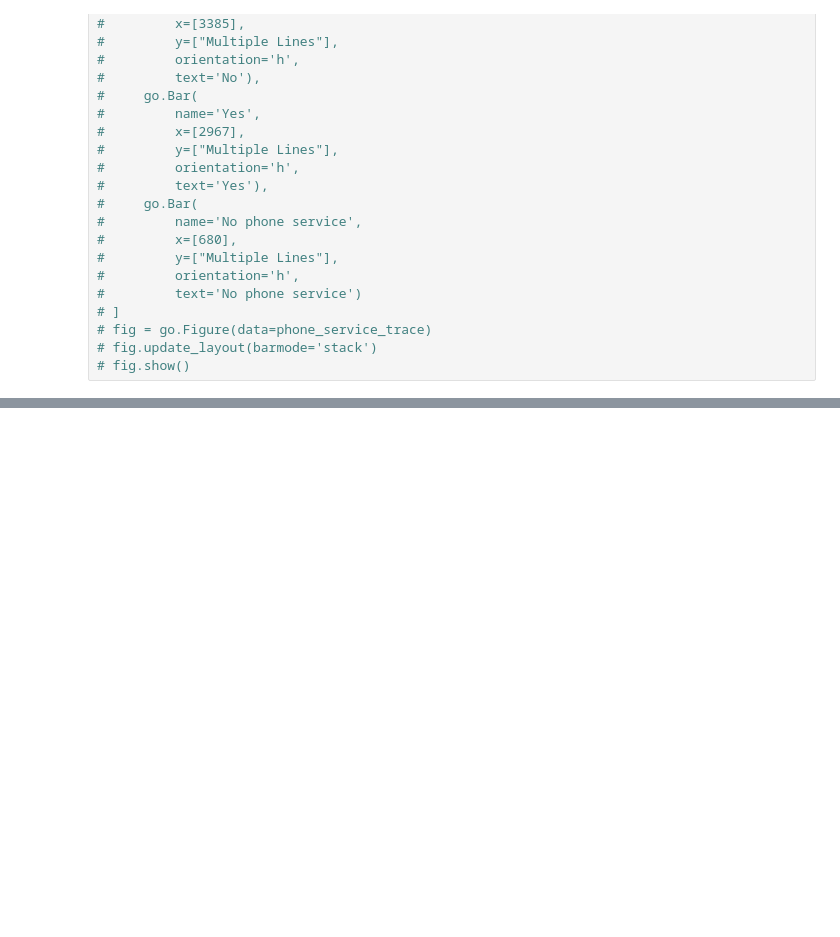
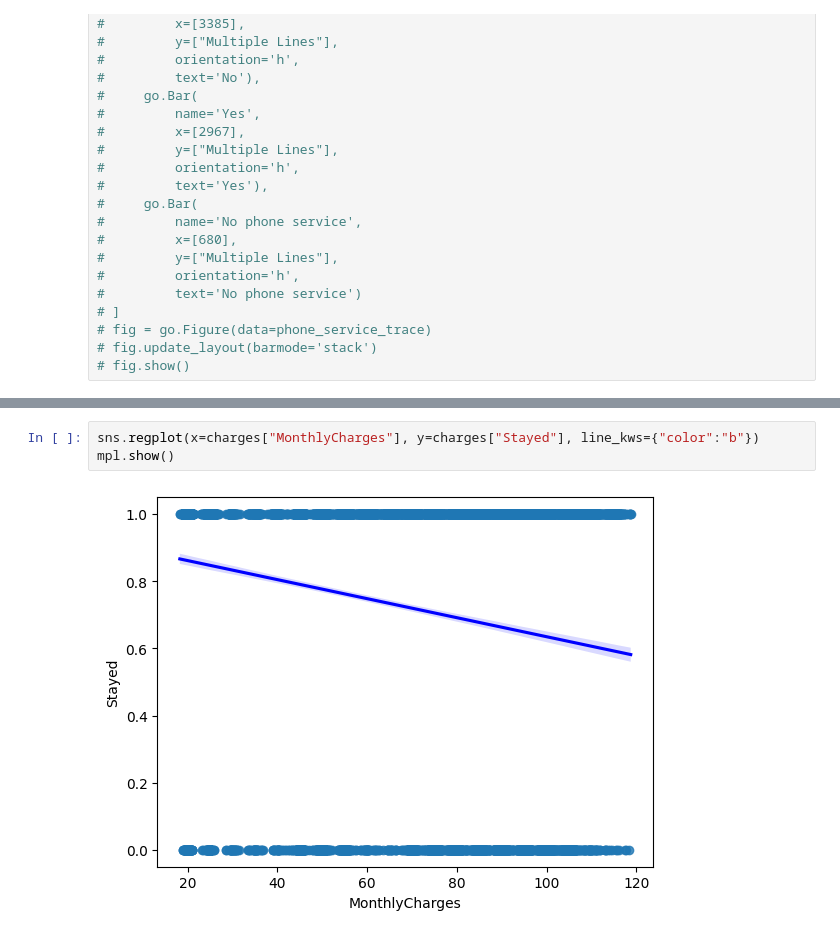
Before and after one commit to ihavenoideaforusername/kaggel_telco_customer, a Jupyter notebook: app.ipynb, the cells around one changed output, grey strips where cells are left out. Drawn from its saved outputs; the diff is of its cells as text; blank space fills up the shorter version.

```diff
--- a/app.ipynb
+++ b/app.ipynb
@@ -203,0 +259,5 @@ services_fig.show()
+# %%
+sns.regplot(x=charges["MonthlyCharges"], y=charges["Stayed"], line_kws={"color":"b"})
+mpl.show()
+# %% [output]
+[figure, added]
```
Also changed, not shown: parts of 10 cells of this notebook.
